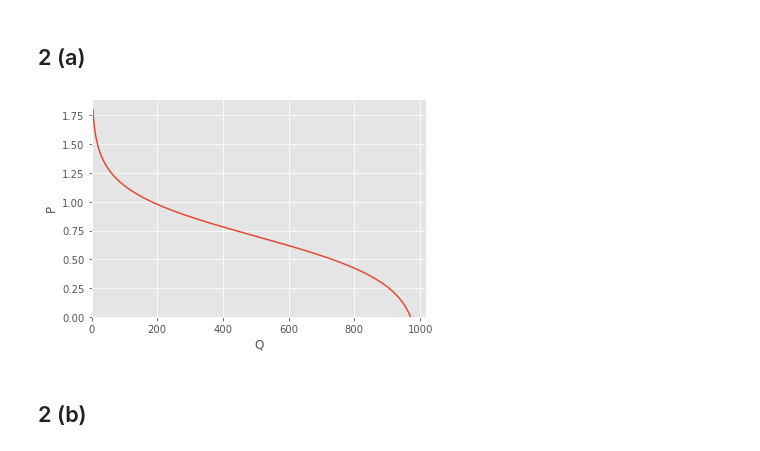
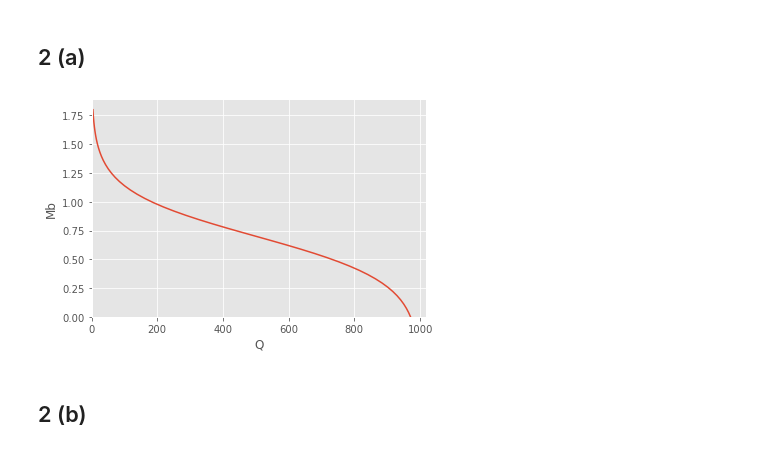
Before and after one commit to lewislehe/cee498te, a Jupyter notebook: hw3-answers.ipynb, the cells around one changed output. Drawn from its saved outputs; the diff is of its cells as text; code cells hidden in the pictures.

```diff
--- a/hw3-answers.ipynb
+++ b/hw3-answers.ipynb
@@ -12,22 +12,22 @@ plt.style.use('ggplot')
 # %%
 Tb= 2.5
 Tc = 1.5
 Mc = 2
 
-def P(Mb):
+def Q(Mb):
     Vsb =  -4*Tb - 5*Mb
     Vsc = 1-3*Tc - 5*Mc
-    return np.exp(Vsb)/(np.exp(Vsb)+np.exp(Vsc))*1e3
+    return np.exp(Vsb)/(np.exp(Vsb)+np.exp(Vsc))*1000
 Mbs = np.linspace(0,1.8,50)
-Ps = P(Mbs)
-plt.plot(Ps,Mbs) #note here I dont get the inverse function, I just created a range of prices and I plot that as the x axis
+Qs = Q(Mbs)
+plt.plot(Qs,Mbs) #note here I dont derive the inverse function, I just created a range of prices and I plot that as the x axis
 plt.xlabel("Q")
-plt.ylabel("P")
+plt.ylabel("Mb")
 plt.ylim(0,plt.ylim()[1]) #plt.ylim() called without arguments returns the limits, so take the second one to get the upper limit
 plt.xlim(0,plt.xlim()[1])
-plt.savefig("./hw3-2.pdf") # this saves the file as a pdf
+plt.savefig("../probs/hw3-2.pdf") # this saves the file as a pdf
 # %% [output]
-[figure, old version]
+[figure, new version]
 # %% [markdown]
 ##  2 (b)
 # %%
```
Also changed, not shown: parts of 3 cells of this notebook.
